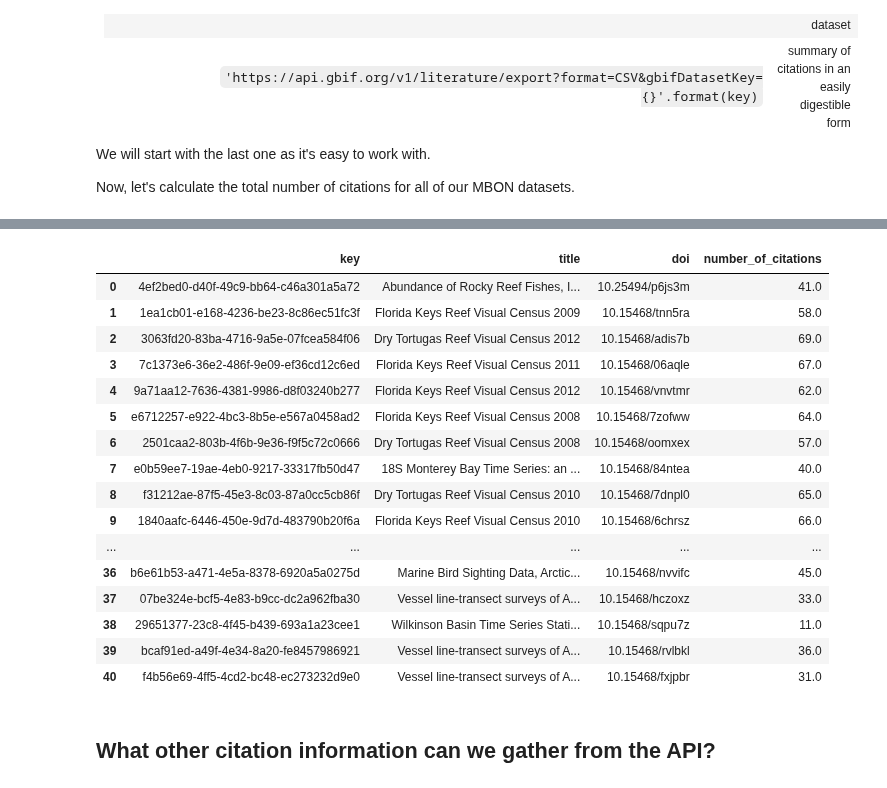
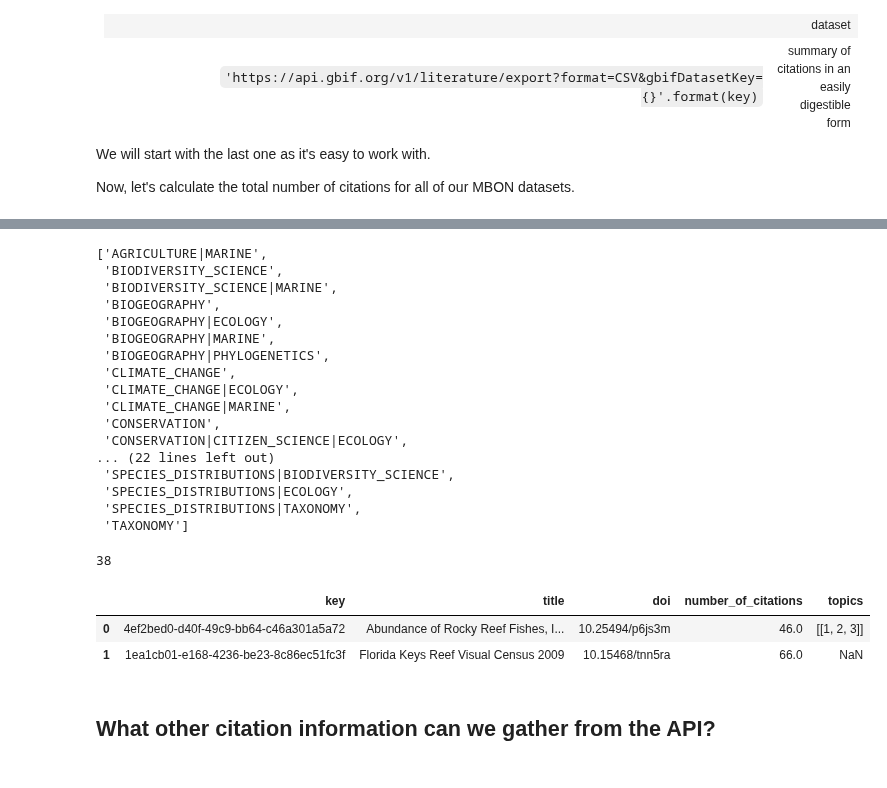
Before and after one commit to MathewBiddle/sandbox, a Jupyter notebook: notebooks/MBON_OBIS_statistics.ipynb, the cells around one changed output, grey strips where cells are left out. Cells and saved outputs as stored; diff of their text form; code cells hidden in the pictures.

```diff
--- a/notebooks/MBON_OBIS_statistics.ipynb
+++ b/notebooks/MBON_OBIS_statistics.ipynb
@@ -215,10 +219,21 @@ We will start with the last one as it's easy to work with.
 
 Now, let's calculate the total number of citations for all of our MBON datasets.
 # %%
+#df_gbif['topics'] = df_gbif['topics'].astype('O')
+
+topics = []
+
 for key in df_gbif['key']:
 
-  df2 = pd.read_csv('https://api.gbif.org/v1/literature/export?format=CSV&gbifDatasetKey={}'.format(key)) # summary of citations
+  url = 'https://api.gbif.org/v1/literature/export?format=CSV&gbifDatasetKey={}'.format(key)
+  print(url)
+  df2 = pd.read_csv(url) # summary of citations
   df_gbif.loc[df_gbif['key']==key,'number_of_citations'] = df2.shape[0]
 
+  #df_gbif.loc[df_gbif['key']==key,'topics'] = df_gbif.loc[df_gbif['key']==key,'topics'].astype('O')
+  df_gbif.loc[df_gbif['key']==key,'topics'] = df2['topics'].to_list()
+
+  topics.append(df2['topics'].tolist())
+
 df_gbif['number_of_citations'].sum()
 # %% [output]
@@ -226,23 +270,33 @@ df_gbif['number_of_citations'].sum()
+# %%
+sorted(set(flat_list))
+# %% [output]
+['AGRICULTURE|MARINE',
+ 'BIODIVERSITY_SCIENCE',
+ 'BIODIVERSITY_SCIENCE|MARINE',
+ 'BIOGEOGRAPHY',
+ 'BIOGEOGRAPHY|ECOLOGY',
+ 'BIOGEOGRAPHY|MARINE',
+ 'BIOGEOGRAPHY|PHYLOGENETICS',
+ 'CLIMATE_CHANGE',
+ 'CLIMATE_CHANGE|ECOLOGY',
+ 'CLIMATE_CHANGE|MARINE',
+ 'CONSERVATION',
+ 'CONSERVATION|CITIZEN_SCIENCE|ECOLOGY',
+... (22 lines left out)
+ 'SPECIES_DISTRIBUTIONS|BIODIVERSITY_SCIENCE',
+ 'SPECIES_DISTRIBUTIONS|ECOLOGY',
+ 'SPECIES_DISTRIBUTIONS|TAXONOMY',
+ 'TAXONOMY']
+# %%
+len(sorted(set(flat_list)))
+# %% [output]
+38
 # %%
-df_gbif
+df_gbif.head(2)
 # %% [output]
-|  | key | title | doi | number_of_citations |
-| 0 | 4ef2bed0-d40f-49c9-bb64-c46a301a5a72 | Abundance of Rocky Reef Fishes, I... | 10.25494/p6js3m | 41.0 |
-| 1 | 1ea1cb01-e168-4236-be23-8c86ec51fc3f | Florida Keys Reef Visual Census 2009 | 10.15468/tnn5ra | 58.0 |
-| 2 | 3063fd20-83ba-4716-9a5e-07fcea584f06 | Dry Tortugas Reef Visual Census 2012 | 10.15468/adis7b | 69.0 |
-| 3 | 7c1373e6-36e2-486f-9e09-ef36cd12c6ed | Florida Keys Reef Visual Census 2011 | 10.15468/06aqle | 67.0 |
-| 4 | 9a71aa12-7636-4381-9986-d8f03240b277 | Florida Keys Reef Visual Census 2012 | 10.15468/vnvtmr | 62.0 |
-| 5 | e6712257-e922-4bc3-8b5e-e567a0458ad2 | Florida Keys Reef Visual Census 2008 | 10.15468/7zofww | 64.0 |
-| 6 | 2501caa2-803b-4f6b-9e36-f9f5c72c0666 | Dry Tortugas Reef Visual Census 2008 | 10.15468/oomxex | 57.0 |
-| 7 | e0b59ee7-19ae-4eb0-9217-33317fb50d47 | 18S Monterey Bay Time Series: an ... | 10.15468/84ntea | 40.0 |
-| 8 | f31212ae-87f5-45e3-8c03-87a0cc5cb86f | Dry Tortugas Reef Visual Census 2010 | 10.15468/7dnpl0 | 65.0 |
-| 9 | 1840aafc-6446-450e-9d7d-483790b20f6a | Florida Keys Reef Visual Census 2010 | 10.15468/6chrsz | 66.0 |
-| ... | ... | ... | ... | ... |
-| 36 | b6e61b53-a471-4e5a-8378-6920a5a0275d | Marine Bird Sighting Data, Arctic... | 10.15468/nvvifc | 45.0 |
-| 37 | 07be324e-bcf5-4e83-b9cc-dc2a962fba30 | Vessel line-transect surveys of A... | 10.15468/hczoxz | 33.0 |
-| 38 | 29651377-23c8-4f45-b439-693a1a23cee1 | Wilkinson Basin Time Series Stati... | 10.15468/sqpu7z | 11.0 |
-| 39 | bcaf91ed-a49f-4e34-8a20-fe8457986921 | Vessel line-transect surveys of A... | 10.15468/rvlbkl | 36.0 |
-| 40 | f4b56e69-4ff5-4cd2-bc48-ec273232d9e0 | Vessel line-transect surveys of A... | 10.15468/fxjpbr | 31.0 |
+|  | key | title | doi | number_of_citations | topics |
+| 0 | 4ef2bed0-d40f-49c9-bb64-c46a301a5a72 | Abundance of Rocky Reef Fishes, I... | 10.25494/p6js3m | 46.0 | [[1, 2, 3]] |
+| 1 | 1ea1cb01-e168-4236-be23-8c86ec51fc3f | Florida Keys Reef Visual Census 2009 | 10.15468/tnn5ra | 66.0 | NaN |
 # %% [markdown]
 ## What other citation information can we gather from the API?
 # %% [markdown]
```
Also changed, not shown: parts of 10 cells of this notebook.
